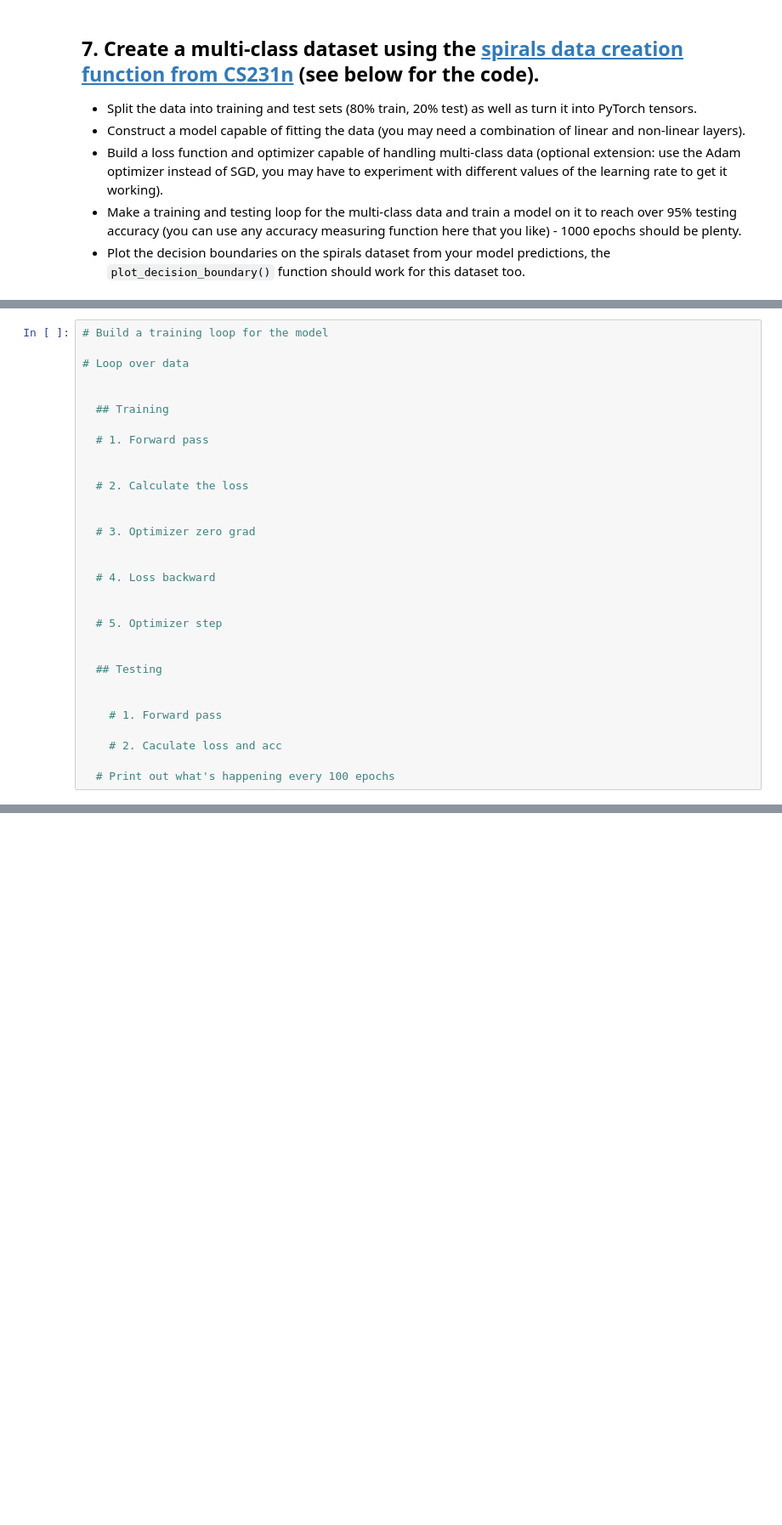
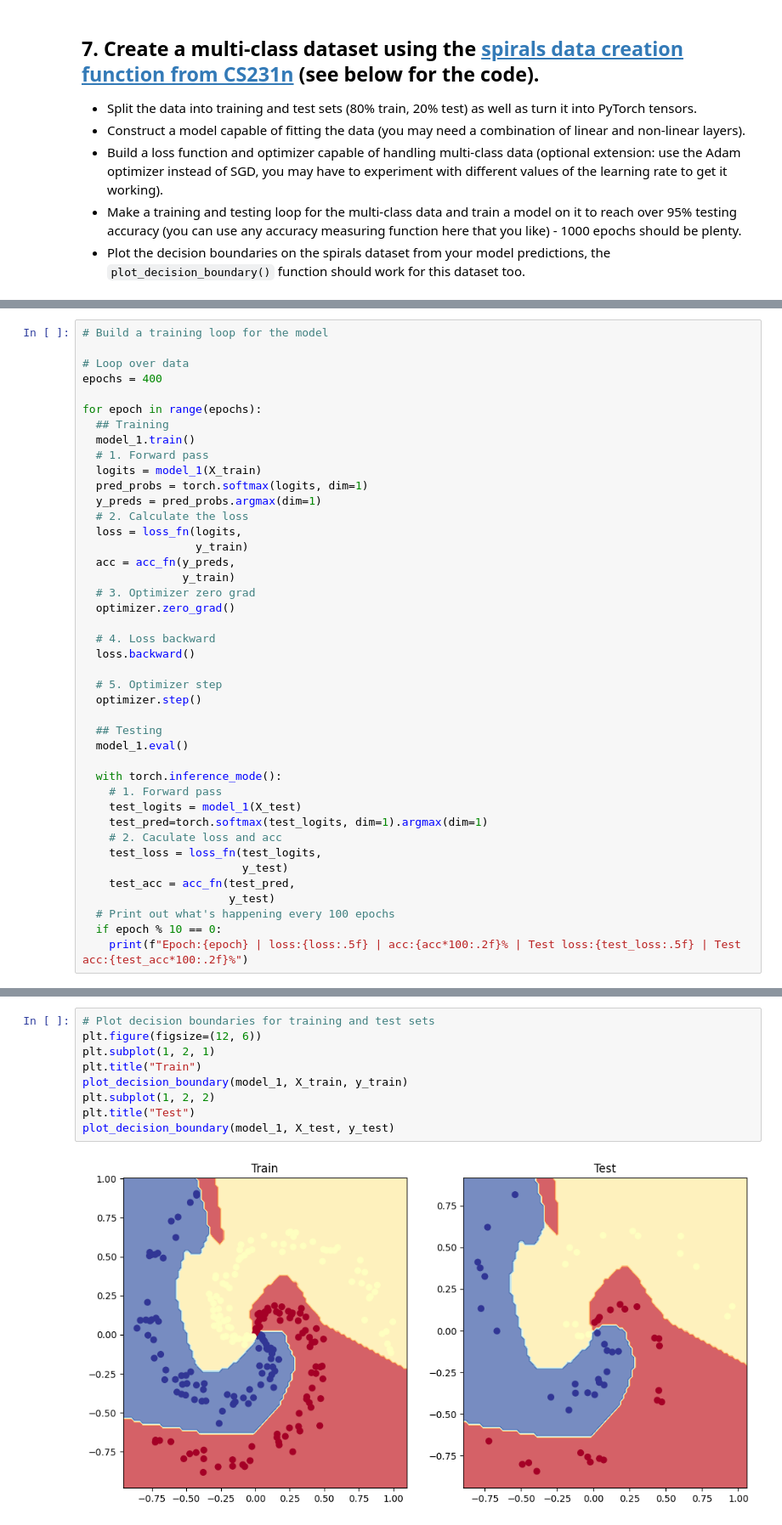
Before and after one commit to nirajan-sah/ML, a Jupyter notebook: extras/exercises/02_pytorch_classification_exercises.ipynb, the cells around one changed output, grey strips where cells are left out. Shown at 85% size. Drawn from its saved outputs; the diff is of its cells as text; blank space fills up the shorter version.

```diff
--- a/extras/exercises/02_pytorch_classification_exercises.ipynb
+++ b/extras/exercises/02_pytorch_classification_exercises.ipynb
@@ -410,30 +412,41 @@ print("Pred labels:")
 # Build a training loop for the model
 
 # Loop over data
+epochs = 400
 
-
+for epoch in range(epochs):
   ## Training
-
+  model_1.train()
   # 1. Forward pass
-
-
+  logits = model_1(X_train)
+  pred_probs = torch.softmax(logits, dim=1)
+  y_preds = pred_probs.argmax(dim=1)
   # 2. Calculate the loss
-
-
+  loss = loss_fn(logits,
+                 y_train)
+  acc = acc_fn(y_preds,
+               y_train)
   # 3. Optimizer zero grad
-
+  optimizer.zero_grad()
 
   # 4. Loss backward
-
+  loss.backward()
 
   # 5. Optimizer step
-
+  optimizer.step()
 
   ## Testing
+  model_1.eval()
 
-
+  with torch.inference_mode():
     # 1. Forward pass
-
+    test_logits = model_1(X_test)
+    test_pred=torch.softmax(test_logits, dim=1).argmax(dim=1)
     # 2. Caculate loss and acc
-
+    test_loss = loss_fn(test_logits,
+                        y_test)
+    test_acc = acc_fn(test_pred,
+                      y_test)
   # Print out what's happening every 100 epochs
+  if epoch % 10 == 0:
+    print(f"Epoch:{epoch} | loss:{loss:.5f} | acc:{acc*100:.2f}% | Test loss:{test_loss:.5f} | Test acc:{test_acc*100:.2f}%")
@@ -441,0 +471,11 @@ print("Pred labels:")
+# %%
+# Plot decision boundaries for training and test sets
+plt.figure(figsize=(12, 6))
+plt.subplot(1, 2, 1)
+plt.title("Train")
+plot_decision_boundary(model_1, X_train, y_train)
+plt.subplot(1, 2, 2)
+plt.title("Test")
+plot_decision_boundary(model_1, X_test, y_test)
+# %% [output]
+[figure, added]
```
Also changed, not shown: parts of 14 cells of this notebook.
